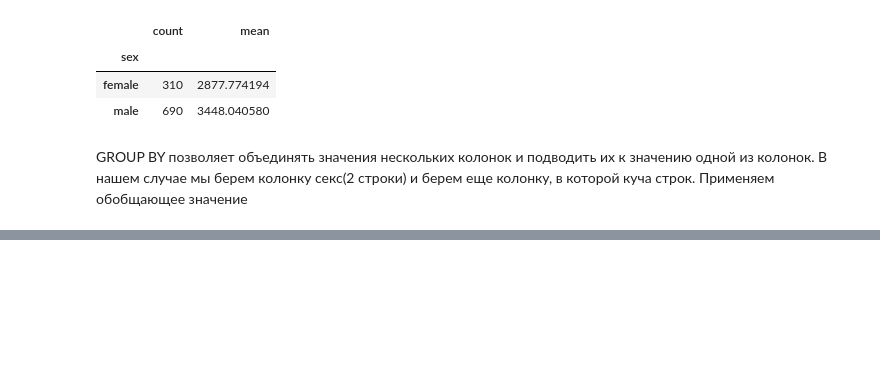
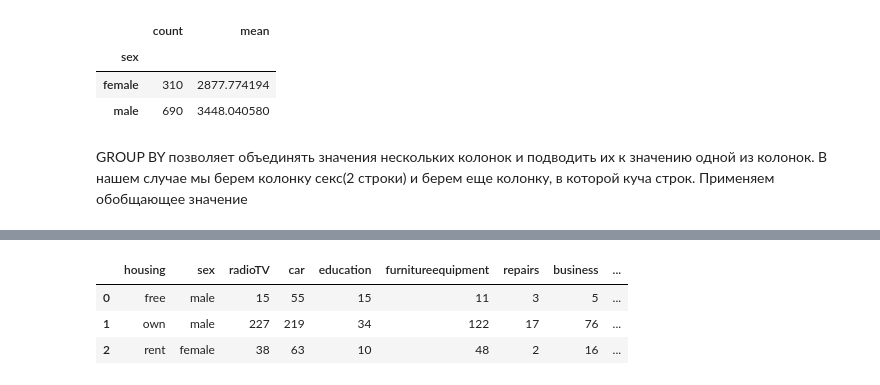
Before and after one commit to ido177/colab, a Jupyter notebook: group/group.ipynb, the cells around one changed output, grey strips where cells are left out. Drawn from its saved outputs; the diff is of its cells as text; code cells hidden in the pictures; blank space fills up the shorter version.

```diff
--- a/group/group.ipynb
+++ b/group/group.ipynb
@@ -107,0 +213,3 @@ select(sql)
+# %%
+t = pd.DataFrame({'id':[1,1,2,2,3],
+                  'name':['a','b','c','d','e']})
@@ -107,0 +401,23 @@ select(sql)
+# %%
+sql = ''' select t.housing, t.sex,
+count(case when t.purpose = 'radio/TV' then 1 else null end) as radioTV,
+count(case when t.purpose = 'car' then 1 else null end) as car,
+count(case when t.purpose = 'education' then 1 else null end) as education,
+count(case when t.purpose = 'furniture/equipment' then 1 else null end) as furnitureequipment,
+count(case when t.purpose = 'repairs' then 1 else null end) as repairs,
+count(case when t.purpose = 'business' then 1 else null end) as business,
+count(case when t.purpose = 'domestic appliances' then 1 else null end) as domesticappliances,
+count(case when t.purpose = 'vacation/others' then 1 else null end) as vacationothers,
+
+count(*) as cnt
+
+from german_credit t
+group by t.housing
+'''
+# %%
+select(sql)
+# %% [output]
+|  | housing | sex | radioTV | car | education | furnitureequipment | repairs | business | ... |
+| 0 | free | male | 15 | 55 | 15 | 11 | 3 | 5 | ... |
+| 1 | own | male | 227 | 219 | 34 | 122 | 17 | 76 | ... |
+| 2 | rent | female | 38 | 63 | 10 | 48 | 2 | 16 | ... |
```
Also changed, not shown: parts of 47 cells of this notebook.
